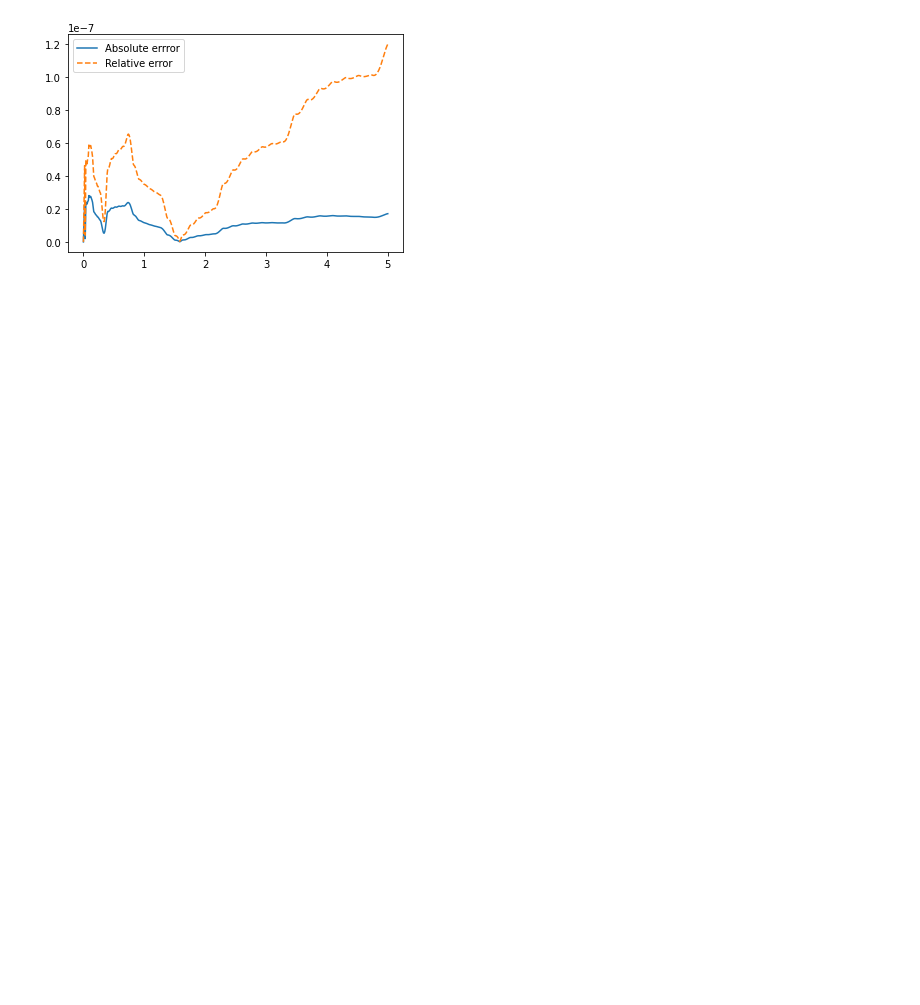
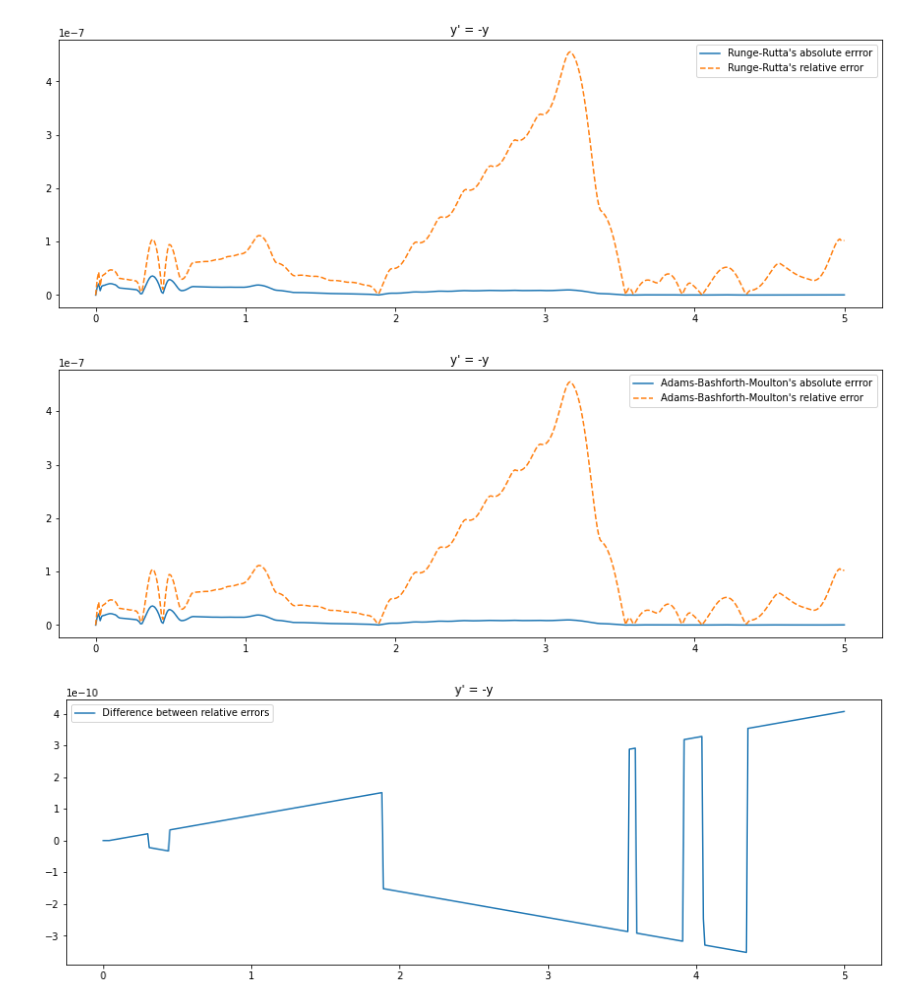
Before and after one commit to mdvasilyev/Numerical-methods, a Jupyter notebook: lab_8/lab_8.ipynb, the cells around one changed output. Drawn from its saved outputs; the diff is of its cells as text; code cells hidden in the pictures; blank space fills up the shorter version.

```diff
--- a/lab_8/lab_8.ipynb
+++ b/lab_8/lab_8.ipynb
@@ -69,9 +91,22 @@ fig.show()
-# %%
-fig, ax = plt.subplots()
-ax.plot(xSpace, absdif2, '-', label='Absolute errror')
-ax.plot(xSpace, reldif2, '--', label='Relative error')
-leg = ax.legend()
-plt.title("y' = -y")
-fig.show()
-# %% [output]
-[figure, removed]
+# %%
+fig, ax = plt.subplots(figsize=(15, 5))
+ax.plot(xSpace, absdif2_rk, '-', label="Runge-Rutta's absolute errror")
+ax.plot(xSpace, reldif2_rk, '--', label="Runge-Rutta's relative error")
+leg = ax.legend()
+plt.title("y' = -y")
+fig.show()
+fig, ax = plt.subplots(figsize=(15, 5))
+ax.plot(xSpace, absdif2_bm, '-', label="Adams-Bashforth-Moulton's absolute errror")
+ax.plot(xSpace, reldif2_bm, '--', label="Adams-Bashforth-Moulton's relative error")
+leg = ax.legend()
+plt.title("y' = -y")
+fig.show()
+fig, ax = plt.subplots(figsize=(15, 5))
+ax.plot(xSpace, np.array(reldif2_bm)-np.array(reldif2_rk), '-', label="Difference between relative errors")
+leg = ax.legend()
+plt.title("y' = -y")
+fig.show()
+# %% [output]
+[figure, added]
+[figure, added]
+[figure, added]
```
Also changed, not shown: parts of 7 cells of this notebook.
